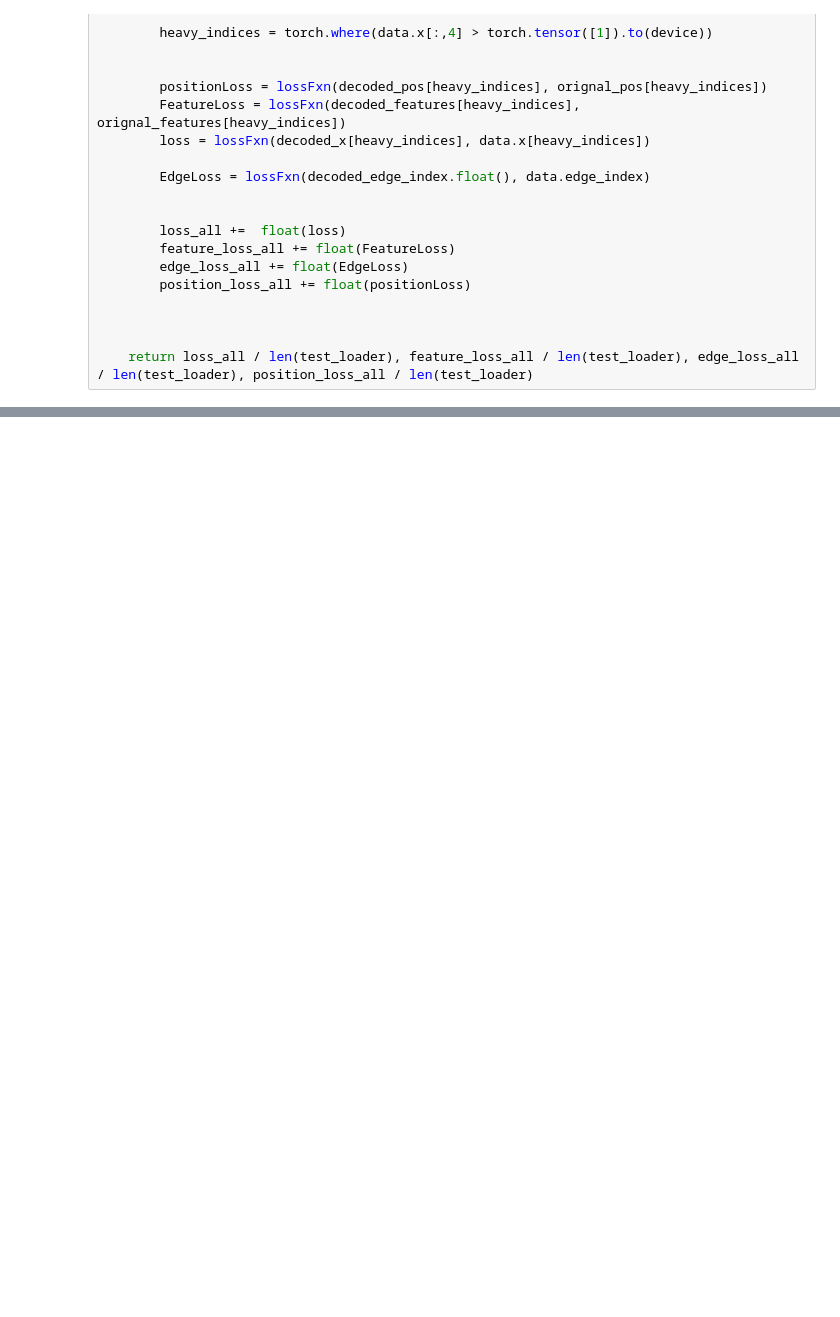
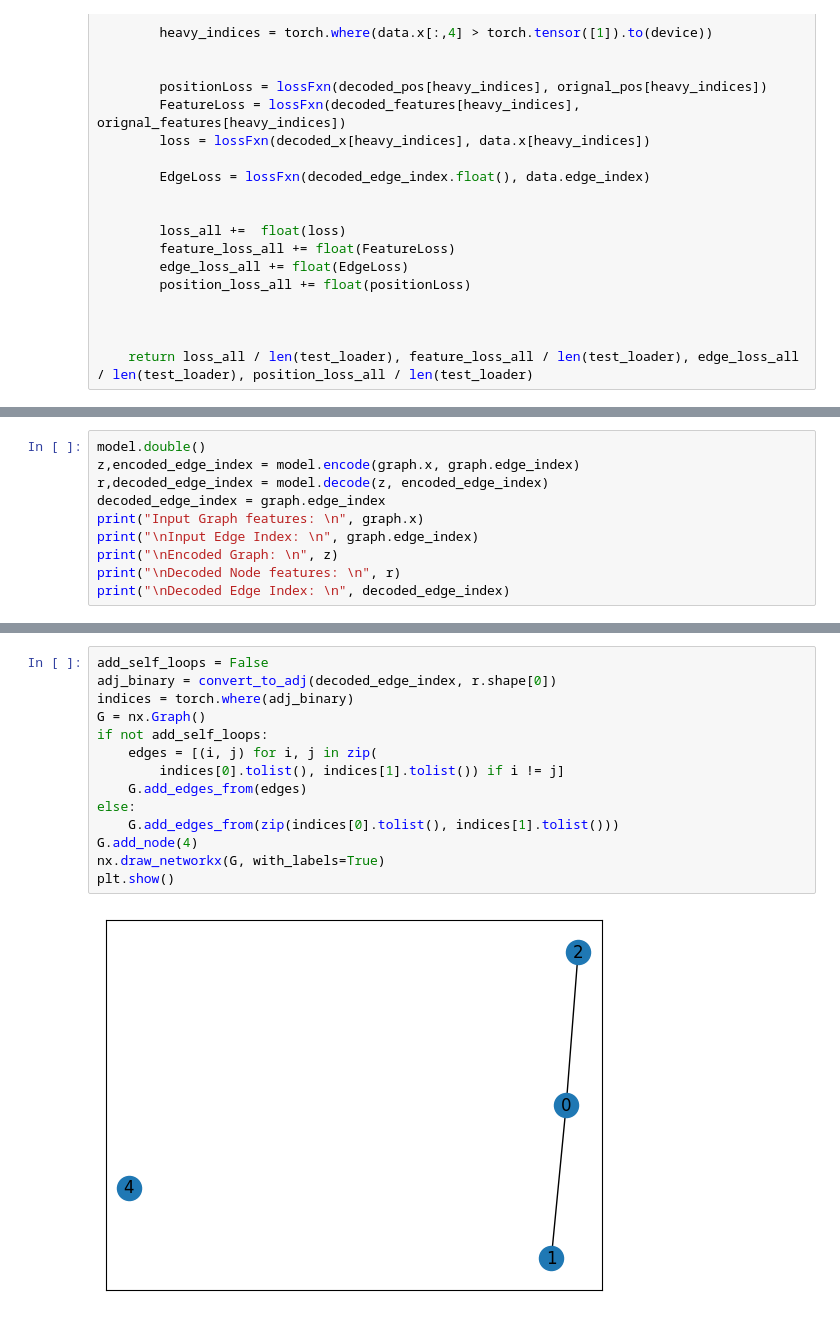
Before and after one commit to Imami-syed/watermodel, a Jupyter notebook: 10_7/intra_n.ipynb, the cells around one changed output, grey strips where cells are left out. Drawn from its saved outputs; the diff is of its cells as text; blank space fills up the shorter version.

```diff
--- a/10_7/intra_n.ipynb
+++ b/10_7/intra_n.ipynb
@@ -288,0 +291,10 @@ RuntimeError: Parent directory ./models does not exist.
+# %%
+model.double()
+z,encoded_edge_index = model.encode(graph.x, graph.edge_index)
+r,decoded_edge_index = model.decode(z, encoded_edge_index)
+decoded_edge_index = graph.edge_index
+print("Input Graph features: \n", graph.x)
+print("\nInput Edge Index: \n", graph.edge_index)
+print("\nEncoded Graph: \n", z)
+print("\nDecoded Node features: \n", r)
+print("\nDecoded Edge Index: \n", decoded_edge_index)
@@ -288,0 +319,16 @@ RuntimeError: Parent directory ./models does not exist.
+# %%
+add_self_loops = False
+adj_binary = convert_to_adj(decoded_edge_index, r.shape[0])
+indices = torch.where(adj_binary)
+G = nx.Graph()
+if not add_self_loops:
+    edges = [(i, j) for i, j in zip(
+        indices[0].tolist(), indices[1].tolist()) if i != j]
+    G.add_edges_from(edges)
+else:
+    G.add_edges_from(zip(indices[0].tolist(), indices[1].tolist()))
+G.add_node(4)
+nx.draw_networkx(G, with_labels=True)
+plt.show()
+# %% [output]
+[figure, added]
```
Also changed, not shown: parts of 12 cells of this notebook, 10 other files.
